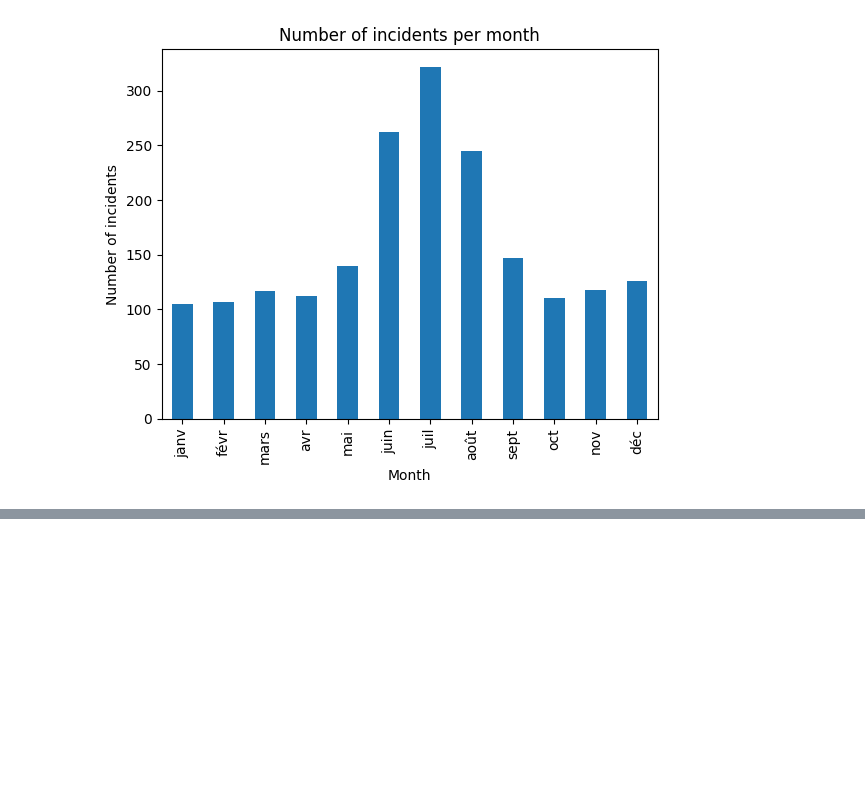
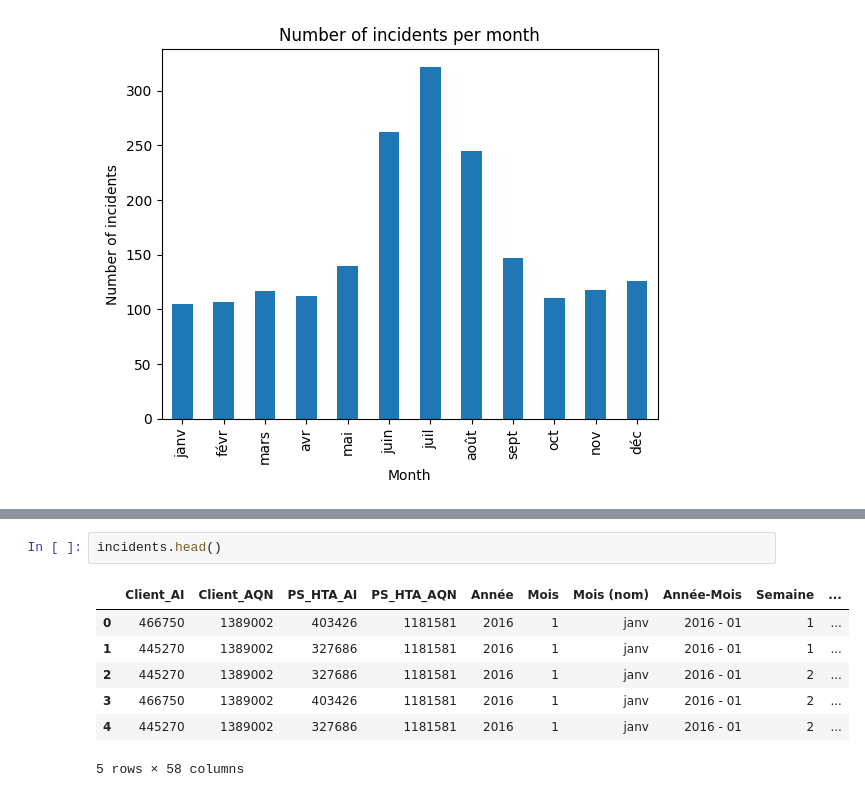
Before and after one commit to ffichet/aiForIndustryEnedis, a Jupyter notebook: show_data.ipynb, the cells around one changed output, grey strips where cells are left out. Saved outputs shown, nothing was run; the diff lists cells and outputs as text; blank space fills up the shorter version.

```diff
--- a/show_data.ipynb
+++ b/show_data.ipynb
@@ -187,2 +93,12 @@ print(incidents.head())
+# %%
+incidents.head()
+# %% [output]
+|  | Client_AI | Client_AQN | PS_HTA_AI | PS_HTA_AQN | Année | Mois | Mois (nom) | Année-Mois | Semaine | ... |
+| 0 | 466750 | 1389002 | 403426 | 1181581 | 2016 | 1 | janv | 2016 - 01 | 1 | ... |
+| 1 | 445270 | 1389002 | 327686 | 1181581 | 2016 | 1 | janv | 2016 - 01 | 1 | ... |
+| 2 | 445270 | 1389002 | 327686 | 1181581 | 2016 | 1 | janv | 2016 - 01 | 2 | ... |
+| 3 | 466750 | 1389002 | 403426 | 1181581 | 2016 | 1 | janv | 2016 - 01 | 2 | ... |
+| 4 | 445270 | 1389002 | 327686 | 1181581 | 2016 | 1 | janv | 2016 - 01 | 2 | ... |
+5 rows × 58 columns
 # %%
 # add a column count "incidents' to data that contains the number of incidents for each Date d'interruption (format : 42375) and where COMMUNE == BORDEAUX
```
Also changed, not shown: parts of 20 cells of this notebook, 2 other files.
